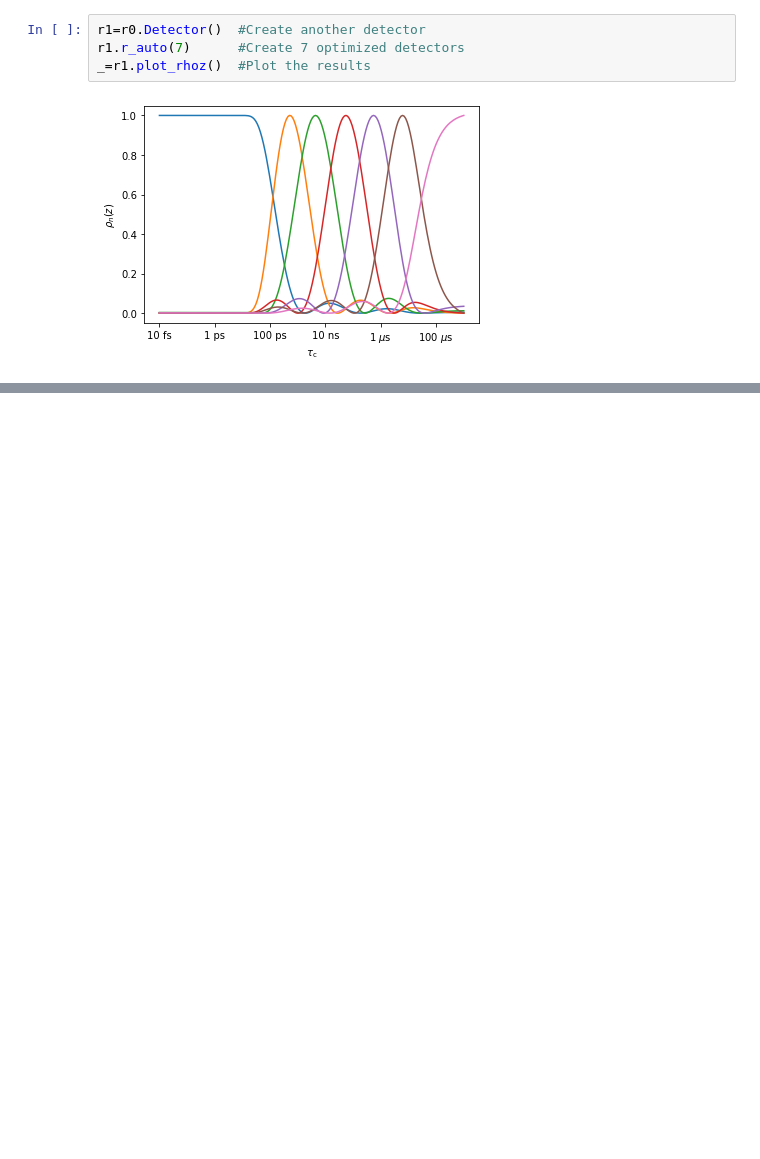
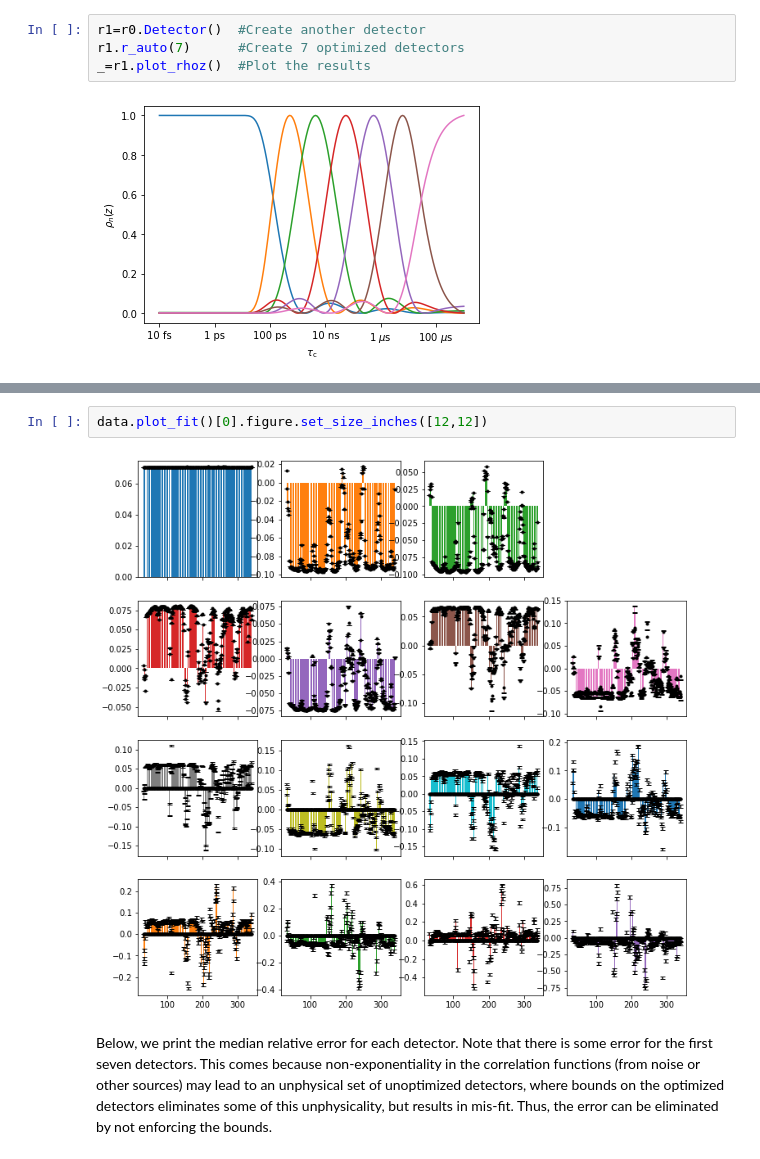
Before and after one commit to alsinmr/pyDR_tutorial, a Jupyter notebook: ColabNotebooks/Ch5_pyDRstruct.ipynb, the cells around one changed output, grey strips where cells are left out. Cells and saved outputs as stored; diff of their text form; blank space fills up the shorter version.

```diff
--- a/ColabNotebooks/Ch5_pyDRstruct.ipynb
+++ b/ColabNotebooks/Ch5_pyDRstruct.ipynb
@@ -153,0 +176,6 @@ _=r1.plot_rhoz(ax=ax,color='black',linestyle=':')  #Overlay the results
+# %%
+data.plot_fit()[0].figure.set_size_inches([12,12])
+# %% [output]
+[figure, added]
+# %% [markdown]
+Below, we print the median relative error for each detector. Note that there is some error for the first seven detectors. This comes because non-exponentiality in the correlation functions (from noise or other sources) may lead to an unphysical set of unoptimized detectors, where bounds on the optimized detectors eliminates some of this unphysicality, but results in mis-fit. Thus, the error can be eliminated by not enforcing the bounds.
```
Also changed, not shown: parts of 47 cells of this notebook, 7 other files.
